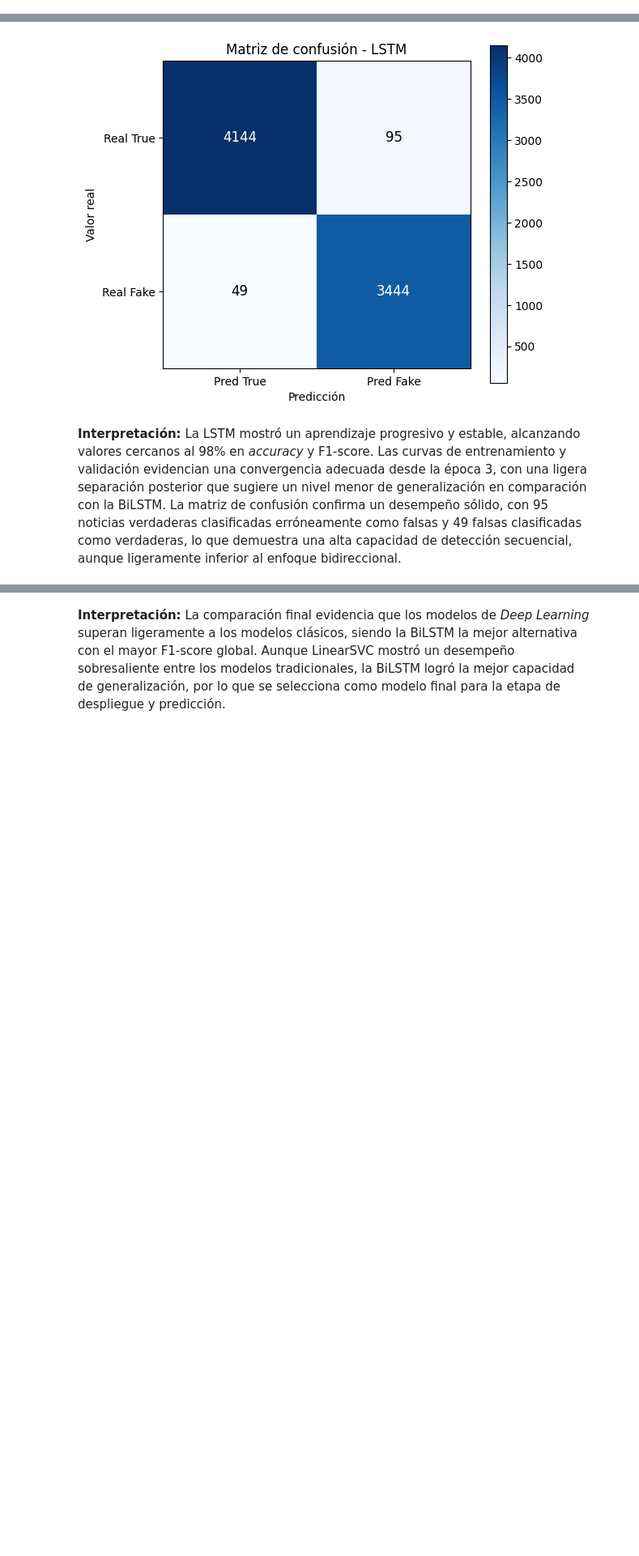
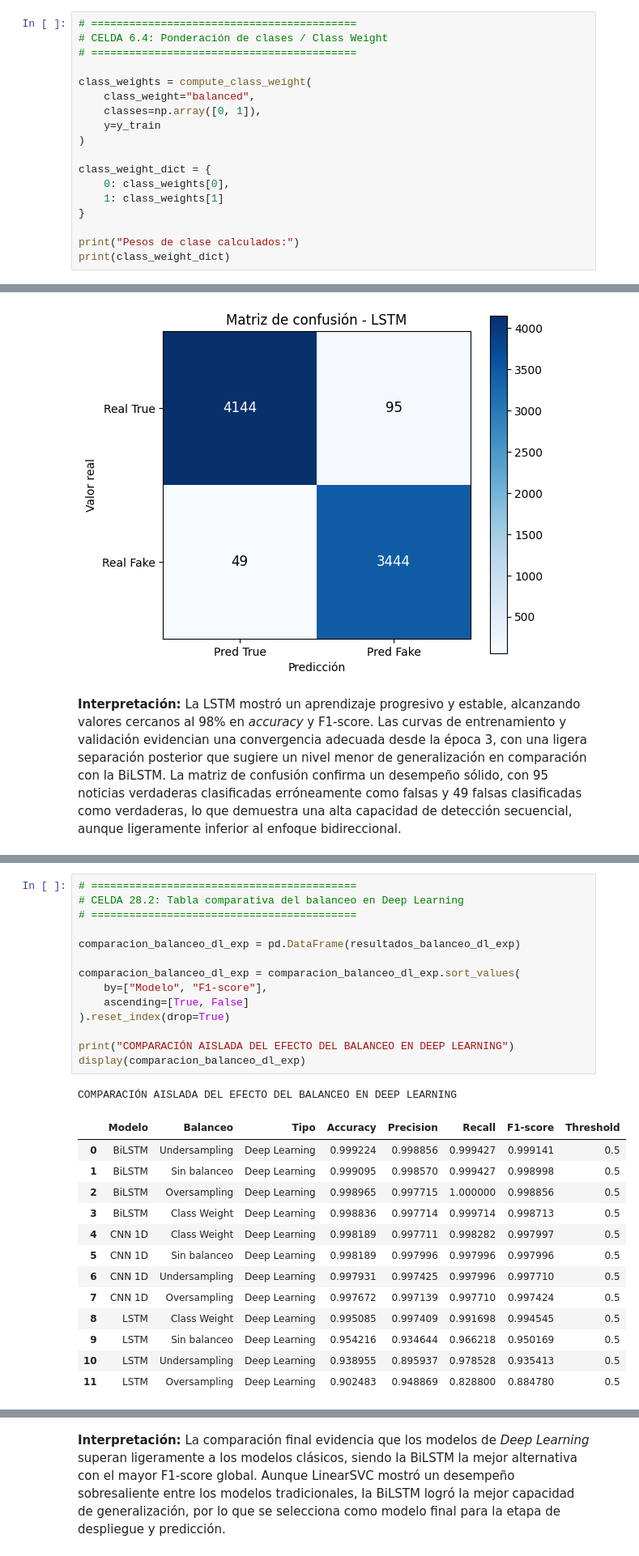
Before and after one commit to AlejandroDart/fake-news-system, a Jupyter notebook: fake-news-ai/02_Modelado_Comparacion_FakeNews.ipynb, the cells around one changed output, grey strips where cells are left out. Shown at 81% size. Drawn from its saved outputs; the diff is of its cells as text; blank space fills up the shorter version.

```diff
--- a/fake-news-ai/02_Modelado_Comparacion_FakeNews.ipynb
+++ b/fake-news-ai/02_Modelado_Comparacion_FakeNews.ipynb
@@ -316,0 +416,18 @@ Test  -> Fake: 0.4518 | True: 0.5482
+# %%
+# ==========================================
+# CELDA 6.4: Ponderación de clases / Class Weight
+# ==========================================
+
+class_weights = compute_class_weight(
+    class_weight="balanced",
+    classes=np.array([0, 1]),
+    y=y_train
+)
+
+class_weight_dict = {
+    0: class_weights[0],
+    1: class_weights[1]
+}
+
+print("Pesos de clase calculados:")
+print(class_weight_dict)
@@ -1244,2 +1687,31 @@ Precision 0.973156
+# %%
+# ==========================================
+# CELDA 28.2: Tabla comparativa del balanceo en Deep Learning
+# ==========================================
+
+comparacion_balanceo_dl_exp = pd.DataFrame(resultados_balanceo_dl_exp)
+
+comparacion_balanceo_dl_exp = comparacion_balanceo_dl_exp.sort_values(
+    by=["Modelo", "F1-score"],
+    ascending=[True, False]
+).reset_index(drop=True)
+
+print("COMPARACIÓN AISLADA DEL EFECTO DEL BALANCEO EN DEEP LEARNING")
+display(comparacion_balanceo_dl_exp)
+# %% [output]
+COMPARACIÓN AISLADA DEL EFECTO DEL BALANCEO EN DEEP LEARNING
+|  | Modelo | Balanceo | Tipo | Accuracy | Precision | Recall | F1-score | Threshold |
+| 0 | BiLSTM | Undersampling | Deep Learning | 0.999224 | 0.998856 | 0.999427 | 0.999141 | 0.5 |
+| 1 | BiLSTM | Sin balanceo | Deep Learning | 0.999095 | 0.998570 | 0.999427 | 0.998998 | 0.5 |
+| 2 | BiLSTM | Oversampling | Deep Learning | 0.998965 | 0.997715 | 1.000000 | 0.998856 | 0.5 |
+| 3 | BiLSTM | Class Weight | Deep Learning | 0.998836 | 0.997714 | 0.999714 | 0.998713 | 0.5 |
+| 4 | CNN 1D | Class Weight | Deep Learning | 0.998189 | 0.997711 | 0.998282 | 0.997997 | 0.5 |
+| 5 | CNN 1D | Sin balanceo | Deep Learning | 0.998189 | 0.997996 | 0.997996 | 0.997996 | 0.5 |
+| 6 | CNN 1D | Undersampling | Deep Learning | 0.997931 | 0.997425 | 0.997996 | 0.997710 | 0.5 |
+| 7 | CNN 1D | Oversampling | Deep Learning | 0.997672 | 0.997139 | 0.997710 | 0.997424 | 0.5 |
+| 8 | LSTM | Class Weight | Deep Learning | 0.995085 | 0.997409 | 0.991698 | 0.994545 | 0.5 |
+| 9 | LSTM | Sin balanceo | Deep Learning | 0.954216 | 0.934644 | 0.966218 | 0.950169 | 0.5 |
+| 10 | LSTM | Undersampling | Deep Learning | 0.938955 | 0.895937 | 0.978528 | 0.935413 | 0.5 |
+| 11 | LSTM | Oversampling | Deep Learning | 0.902483 | 0.948869 | 0.828800 | 0.884780 | 0.5 |
 # %%
 # ==========================================
```
Also changed, not shown: parts of 34 cells of this notebook, 2 other files.
